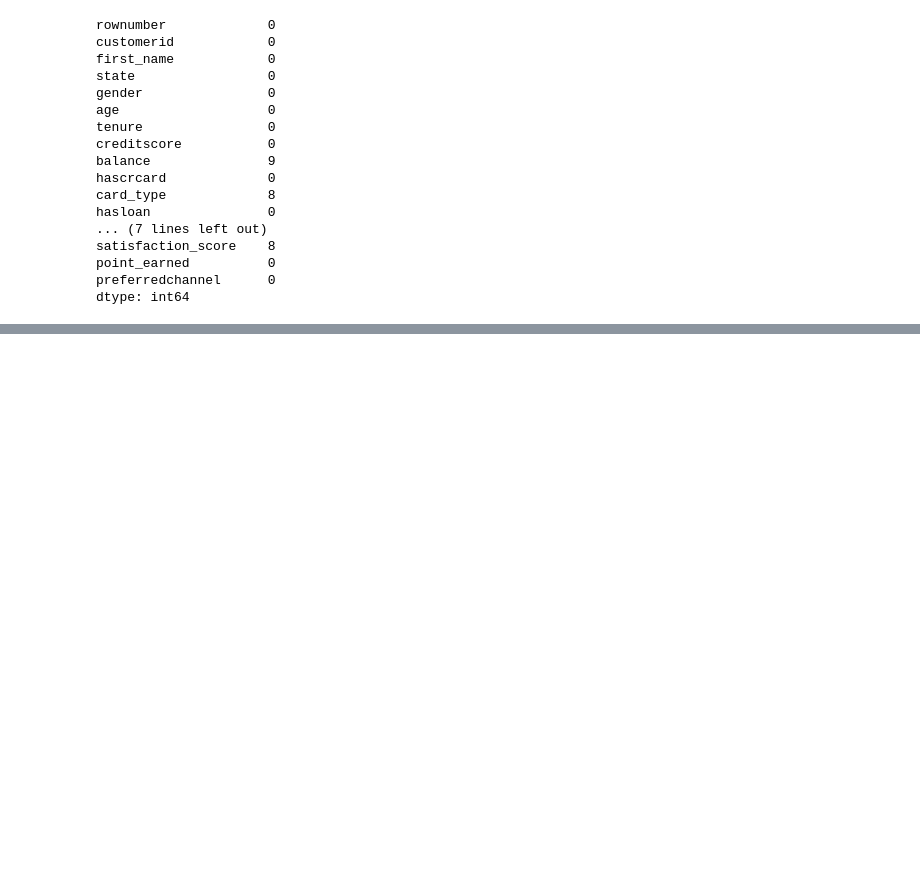
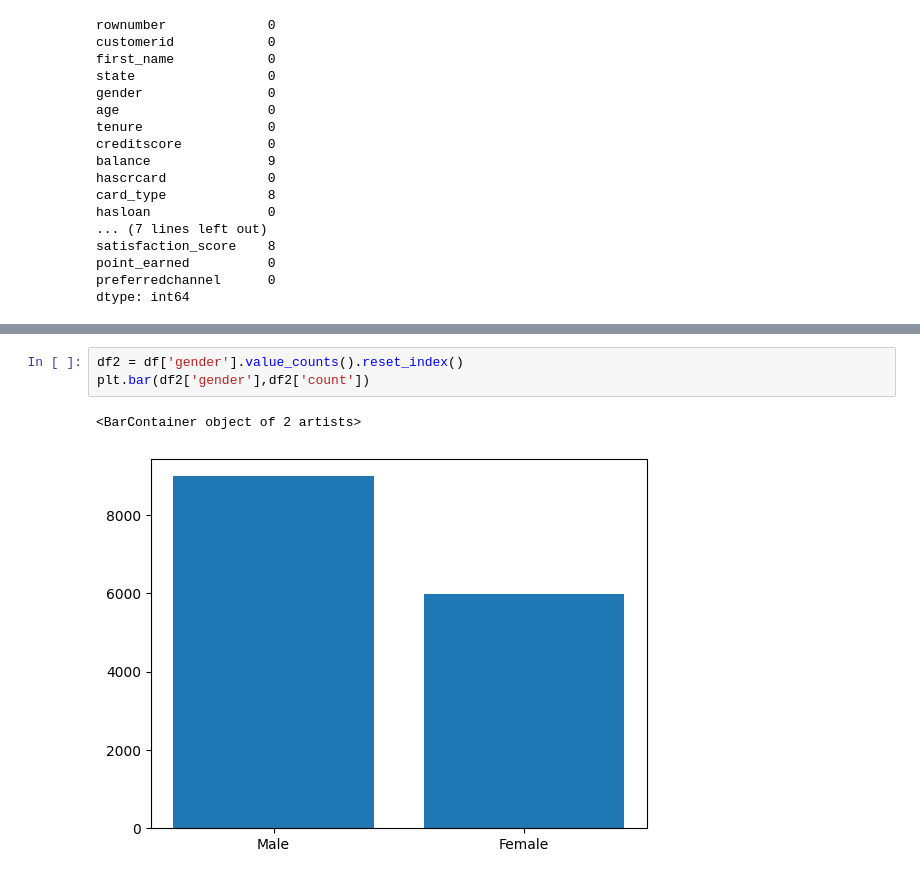
Before and after one commit to Subodhoraw/data-cleanning-, a Jupyter notebook: bank data attrition cleaning.ipynb, the cells around one changed output, grey strips where cells are left out. Cells and saved outputs as stored; diff of their text form; blank space fills up the shorter version.

```diff
--- a/bank data attrition cleaning.ipynb
+++ b/bank data attrition cleaning.ipynb
@@ -211,0 +401,6 @@ dtype: int64
+# %%
+df2 = df['gender'].value_counts().reset_index()
+plt.bar(df2['gender'],df2['count'])
+# %% [output]
+<BarContainer object of 2 artists>
+[figure, added]
```
Also changed, not shown: parts of 41 cells of this notebook.
